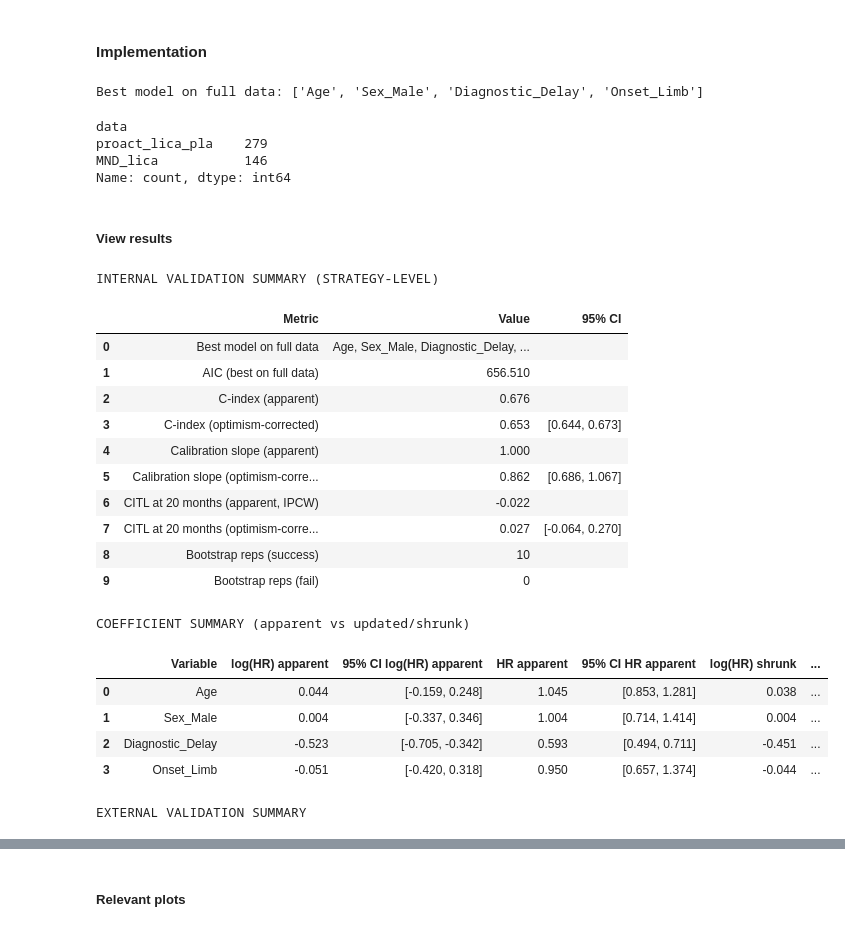
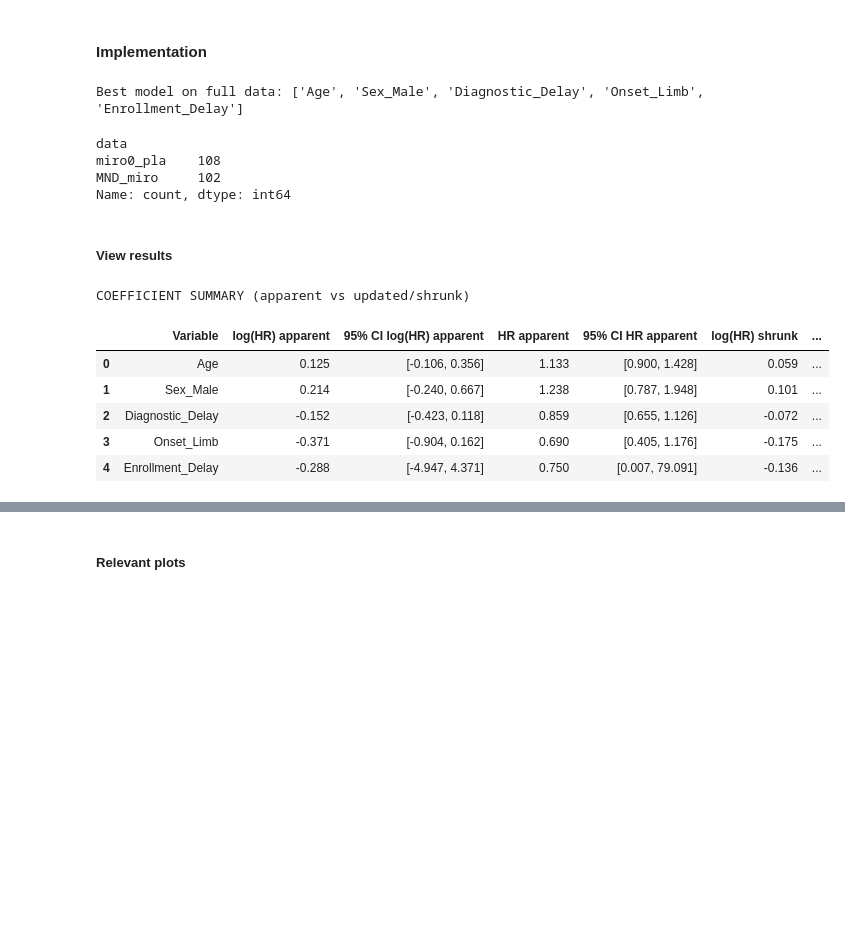
Before and after one commit to Uzoemeka/All_ALS_Data, a Jupyter notebook: 8.3_Using_only_cox_ph_model_with_weight_options.ipynb, the cells around one changed output, grey strips where cells are left out. Drawn from its saved outputs; the diff is of its cells as text; code cells hidden in the pictures; blank space fills up the shorter version.

```diff
--- a/8.3_Using_only_cox_ph_model_with_weight_options.ipynb
+++ b/8.3_Using_only_cox_ph_model_with_weight_options.ipynb
@@ -527,0 +606,12 @@ comb_mnd_proact_lica_pla['Group'] = (comb_mnd_proact_lica_pla['data'] == "proact
+# %%
+comb_mnd_lica_trt = comb_mnd_lica_trt[['subject_id', 'Event', 'Disease_DurationD','Study_Arm_Placebo', 'Age_Diag_std', 'Diagnostic_Delay_l_std', 'Sex_Male', 'Onset_Limb', 'Enrollment_Delay_l_std', 'data', 'Group']]
+comb_mnd_miro_trt = comb_mnd_miro_trt[['subject_id', 'Event', 'Disease_DurationD','Study_Arm_Placebo', 'Age_Diag_std', 'Diagnostic_Delay_l_std', 'Sex_Male', 'Onset_Limb', 'Enrollment_Delay_l_std', 'data', 'Group']]
+comb_mnd_lica_pla = comb_mnd_lica_pla[['subject_id', 'Event', 'Disease_DurationD','Study_Arm_Placebo', 'Age_Diag_std', 'Diagnostic_Delay_l_std', 'Sex_Male', 'Onset_Limb', 'Enrollment_Delay_l_std', 'data', 'Group']]
+comb_mnd_miro_pla = comb_mnd_miro_pla[['subject_id', 'Event', 'Disease_DurationD','Study_Arm_Placebo', 'Age_Diag_std', 'Diagnostic_Delay_l_std', 'Sex_Male', 'Onset_Limb', 'Enrollment_Delay_l_std', 'data', 'Group']]
+
+comb_mnd_lica_trt = comb_mnd_lica_trt.rename(columns={'Disease_DurationD': 'Disease_Duration', 'Diagnostic_Delay_l_std': 'Diagnostic_Delay', 'Enrollment_Delay_l_std':'Enrollment_Delay', 'Age_Diag_std': 'Age'})
+comb_mnd_miro_trt = comb_mnd_miro_trt.rename(columns={'Disease_DurationD': 'Disease_Duration', 'Diagnostic_Delay_l_std': 'Diagnostic_Delay', 'Enrollment_Delay_l_std':'Enrollment_Delay', 'Age_Diag_std': 'Age'})
+comb_mnd_lica_pla = comb_mnd_lica_pla.rename(columns={'Disease_DurationD': 'Disease_Duration', 'Diagnostic_Delay_l_std': 'Diagnostic_Delay', 'Enrollment_Delay_l_std':'Enrollment_Delay', 'Age_Diag_std': 'Age'})
+comb_mnd_miro_pla = comb_mnd_miro_pla.rename(columns={'Disease_DurationD': 'Disease_Duration', 'Diagnostic_Delay_l_std': 'Diagnostic_Delay', 'Enrollment_Delay_l_std':'Enrollment_Delay', 'Age_Diag_std': 'Age'})
+
+comb_mnd_lica_trt.head(2)
@@ -2283,15 +2411,15 @@ def plot_virtual_placebo_vs_treated_and_placebo(
 # %%
-popn_pla = df_mnd_proact_lica_trt[df_mnd_proact_lica_trt['Study_Arm_Placebo'] == 1].copy()
+popn_pla = df_mnd_miro_trt[df_mnd_miro_trt['Study_Arm_Placebo'] == 1].copy()
 
-covariates = ["Age", "Sex_Male", "Diagnostic_Delay", "Onset_Limb"]
-forced_vars = ["Age", "Sex_Male", "Diagnostic_Delay", "Onset_Limb"]
+covariates = ["Age", "Sex_Male", "Diagnostic_Delay", "Onset_Limb", 'Enrollment_Delay']
+forced_vars = ["Age", "Sex_Male", "Diagnostic_Delay", "Onset_Limb", 'Enrollment_Delay']
 
 t0_months = 20
-n_boot_full_strategy = 10
+n_boot_full_strategy = 100
 seed_rand = 4
 
-# weight_col = None
-weight_col = "weight"
+weight_col = None
+# weight_col = "weight"
 
 dev = prep_df(popn_pla, covariates, weight_col=weight_col)
 
@@ -2310,12 +2438,12 @@ res_strategy, diag, model_best_full, boot_coefs = full_strategy_bootstrap_valida
 
 print("Best model on full data:", res_strategy.best_vars_full)
 # %% [output]
-Best model on full data: ['Age', 'Sex_Male', 'Diagnostic_Delay', 'Onset_Limb']
+Best model on full data: ['Age', 'Sex_Male', 'Diagnostic_Delay', 'Onset_Limb', 'Enrollment_Delay']
 # %%
-df_mnd_proact_lica_pla['data'].value_counts()
+df_mnd_miro_pla['data'].value_counts()
 # %% [output]
 data
-proact_lica_pla    279
-MND_lica           146
+miro0_pla    108
+MND_miro     102
 Name: count, dtype: int64
 # %%
@@ -2369,42 +2497,30 @@ boot_cis = external_bootstrap_cis(
 # %% [markdown]
 ##### **View results**
 # %%
-# 1) INTERNAL strategy summary (CI as separate column)
-print(f"\nINTERNAL VALIDATION SUMMARY (STRATEGY-LEVEL) ")
-internal_summary_tbl = make_strategy_summary_table(res_strategy, t0_months=t0_months)
-display(internal_summary_tbl)
-# internal_summary_tbl.to_excel("/Users/Apple/projects/ALS_Digital_Twins/All_processed_data/Results/lica_placebo_INTERNAL_VALIDATION_SUMMARY.xlsx")
+# # 1) INTERNAL strategy summary (CI as separate column)
+# print(f"\nINTERNAL VALIDATION SUMMARY (STRATEGY-LEVEL) ")
+# internal_summary_tbl = make_strategy_summary_table(res_strategy, t0_months=t0_months)
+# display(internal_summary_tbl)
+# # internal_summary_tbl.to_excel("/Users/Apple/projects/ALS_Digital_Twins/All_processed_data/Results/lica_placebo_INTERNAL_VALIDATION_SUMMARY.xlsx")
 
 # 2) Coefficients summary (apparent vs updated/shrunk)
 print("\nCOEFFICIENT SUMMARY (apparent vs updated/shrunk)")
 vars_final = res_strategy.best_vars_full
 # print()
 coef_summary_tbl_2 = coef_table_apparent_and_shrunk_2(model_best_full, vars_final=vars_final, shrinkage=shrinkage)
 display(coef_summary_tbl_2)
-# coef_summary_tbl_2.to_excel("/Users/Apple/projects/ALS_Digital_Twins/All_processed_data/Results/lica_placebo_COEFFICIENT_SUMMARY.xlsx")
+# coef_summary_tbl_2.to_excel("/Users/Apple/projects/ALS_Digital_Twins/All_processed_data/Results/mnd_miro_placebo_weighted_COEFFICIENT_SUMMARY.xlsx")
 
-# 3) EXTERNAL summary (CI column included where applicable)
-print(f"\nEXTERNAL VALIDATION SUMMARY ")
-ext_summary_tbl = make_external_summary_table(res_ext=res_ext, t0_months=t0_months, boot_cis=boot_cis)
-display(ext_summary_tbl)
+# # 3) EXTERNAL summary (CI column included where applicable)
+# print(f"\nEXTERNAL VALIDATION SUMMARY ")
+# ext_summary_tbl = make_external_summary_table(res_ext=res_ext, t0_months=t0_months, boot_cis=boot_cis)
+# display(ext_summary_tbl)
 # ext_summary_tbl.to_excel("/Users/Apple/projects/ALS_Digital_Twins/All_processed_data/Results/lica_placebo_nEXTERNAL_VALIDATION_SUMMARY.xlsx")
 # %% [output]
-INTERNAL VALIDATION SUMMARY (STRATEGY-LEVEL)
+COEFFICIENT SUMMARY (apparent vs updated/shrunk)
-|  | Metric | Value | 95% CI |
-| 0 | Best model on full data | Age, Sex_Male, Diagnostic_Delay, ... |  |
-| 1 | AIC (best on full data) | 656.510 |  |
-| 2 | C-index (apparent) | 0.676 |  |
-| 3 | C-index (optimism-corrected) | 0.653 | [0.644, 0.673] |
-| 4 | Calibration slope (apparent) | 1.000 |  |
-| 5 | Calibration slope (optimism-corre... | 0.862 | [0.686, 1.067] |
-| 6 | CITL at 20 months (apparent, IPCW) | -0.022 |  |
-| 7 | CITL at 20 months (optimism-corre... | 0.027 | [-0.064, 0.270] |
-| 8 | Bootstrap reps (success) | 10 |  |
-| 9 | Bootstrap reps (fail) | 0 |  |
+|  | Variable | log(HR) apparent | 95% CI log(HR) apparent | HR apparent | 95% CI HR apparent | log(HR) shrunk | ... |
+| 0 | Age | 0.125 | [-0.106, 0.356] | 1.133 | [0.900, 1.428] | 0.059 | ... |
+| 1 | Sex_Male | 0.214 | [-0.240, 0.667] | 1.238 | [0.787, 1.948] | 0.101 | ... |
+| 2 | Diagnostic_Delay | -0.152 | [-0.423, 0.118] | 0.859 | [0.655, 1.126] | -0.072 | ... |
+| 3 | Onset_Limb | -0.371 | [-0.904, 0.162] | 0.690 | [0.405, 1.176] | -0.175 | ... |
+| 4 | Enrollment_Delay | -0.288 | [-4.947, 4.371] | 0.750 | [0.007, 79.091] | -0.136 | ... |
-COEFFICIENT SUMMARY (apparent vs updated/shrunk)
-|  | Variable | log(HR) apparent | 95% CI log(HR) apparent | HR apparent | 95% CI HR apparent | log(HR) shrunk | ... |
-| 0 | Age | 0.044 | [-0.159, 0.248] | 1.045 | [0.853, 1.281] | 0.038 | ... |
-| 1 | Sex_Male | 0.004 | [-0.337, 0.346] | 1.004 | [0.714, 1.414] | 0.004 | ... |
-| 2 | Diagnostic_Delay | -0.523 | [-0.705, -0.342] | 0.593 | [0.494, 0.711] | -0.451 | ... |
-| 3 | Onset_Limb | -0.051 | [-0.420, 0.318] | 0.950 | [0.657, 1.374] | -0.044 | ... |
-EXTERNAL VALIDATION SUMMARY
```
Also changed, not shown: parts of 83 cells of this notebook, 42 other files.
